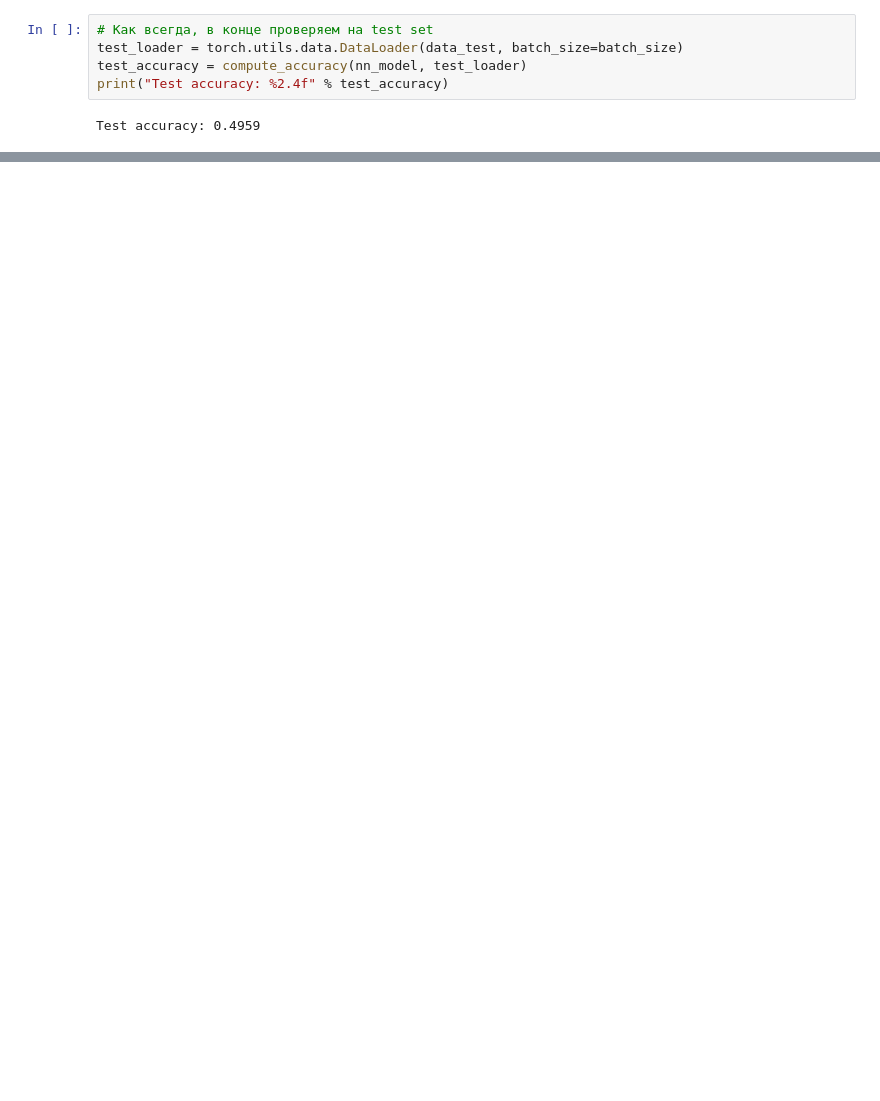
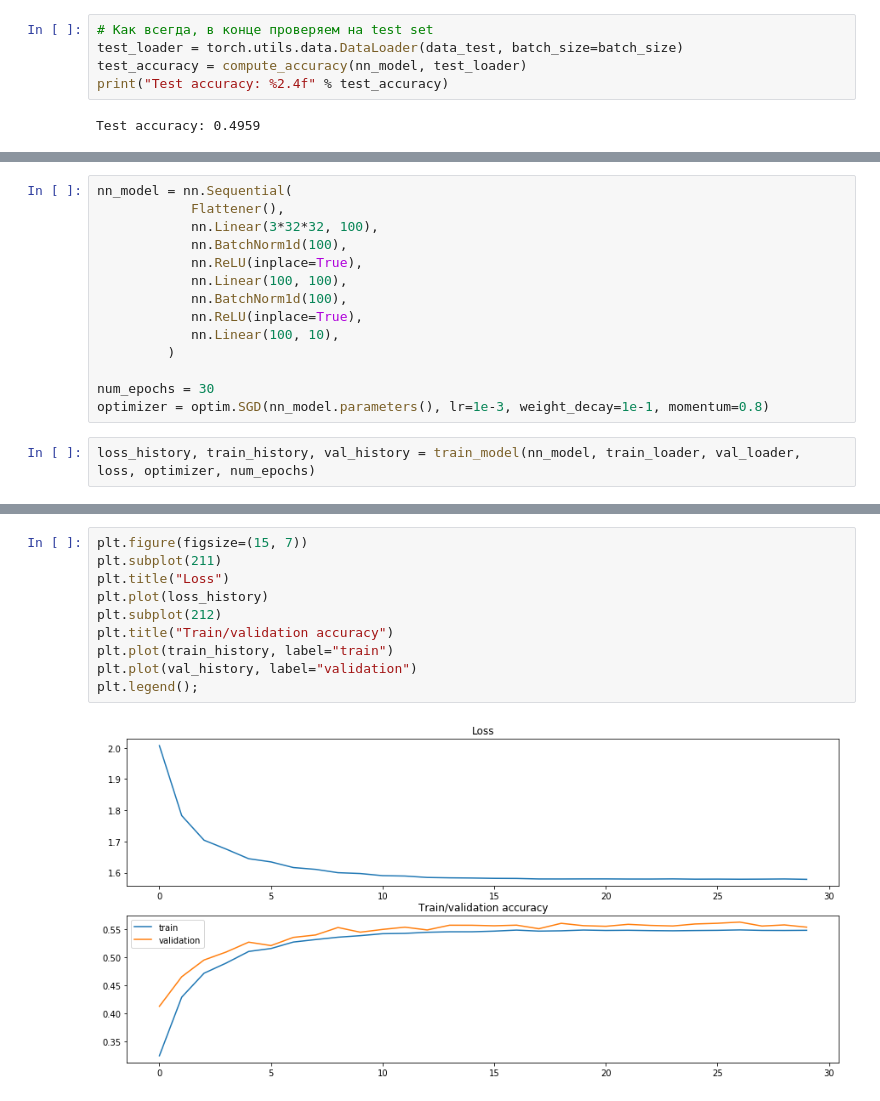
Before and after one commit to shereshevskiy/dlcourse_ai, a Jupyter notebook: assignments/assignment2/PyTorch.ipynb, the cells around one changed output, grey strips where cells are left out. Drawn from its saved outputs; the diff is of its cells as text; blank space fills up the shorter version.

```diff
--- a/assignments/assignment2/PyTorch.ipynb
+++ b/assignments/assignment2/PyTorch.ipynb
@@ -518,0 +558,16 @@ Test accuracy: 0.4959
+# %%
+nn_model = nn.Sequential(
+            Flattener(),
+            nn.Linear(3*32*32, 100),
+            nn.BatchNorm1d(100),
+            nn.ReLU(inplace=True),
+            nn.Linear(100, 100),
+            nn.BatchNorm1d(100),
+            nn.ReLU(inplace=True),
+            nn.Linear(100, 10),
+         )
+
+num_epochs = 30
+optimizer = optim.SGD(nn_model.parameters(), lr=1e-3, weight_decay=1e-1, momentum=0.8)
+# %%
+loss_history, train_history, val_history = train_model(nn_model, train_loader, val_loader, loss, optimizer, num_epochs)
@@ -518,0 +592,12 @@ Test accuracy: 0.4959
+# %%
+plt.figure(figsize=(15, 7))
+plt.subplot(211)
+plt.title("Loss")
+plt.plot(loss_history)
+plt.subplot(212)
+plt.title("Train/validation accuracy")
+plt.plot(train_history, label="train")
+plt.plot(val_history, label="validation")
+plt.legend();
+# %% [output]
+[figure, added]
```
Also changed, not shown: parts of 5 cells of this notebook.
